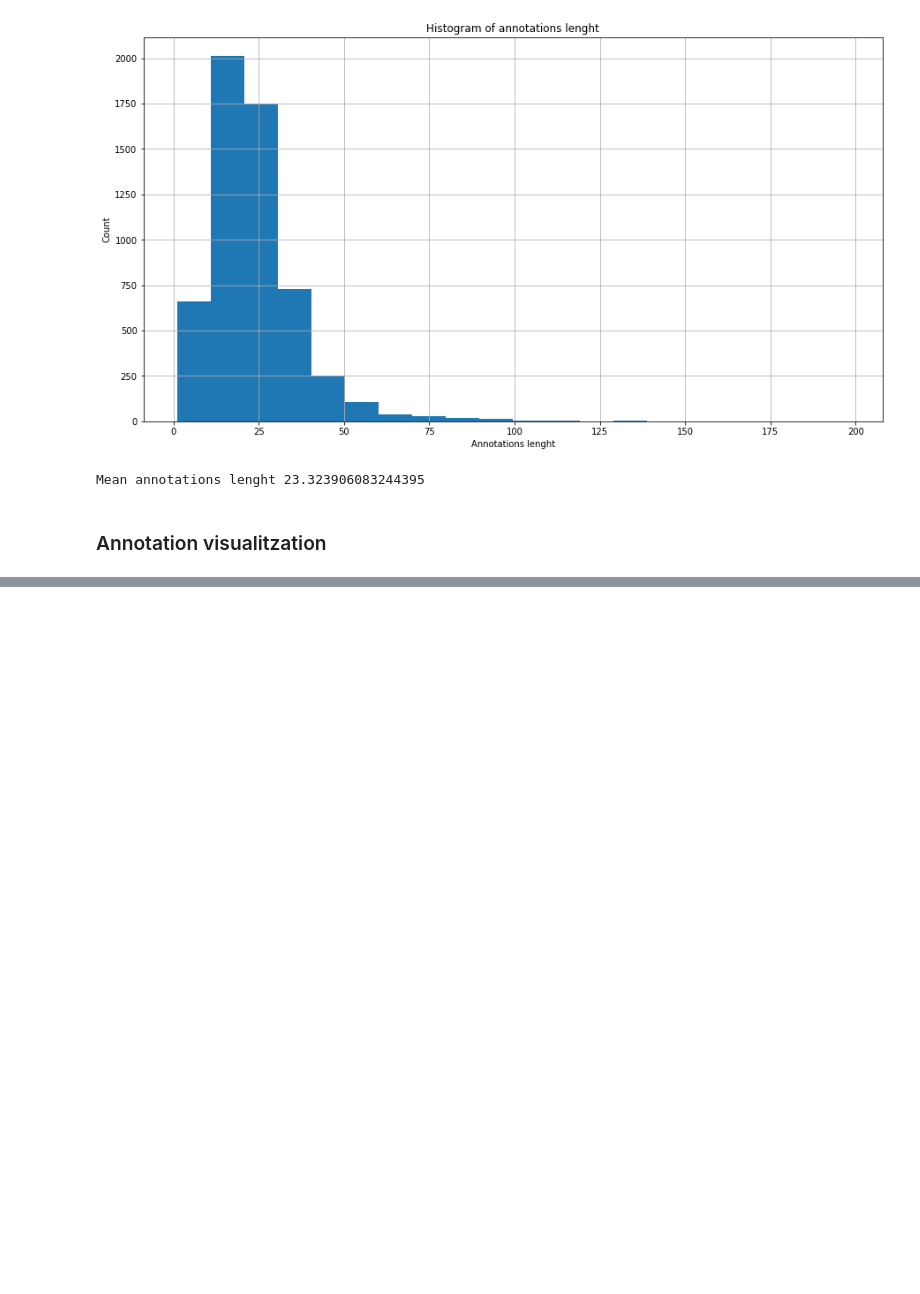
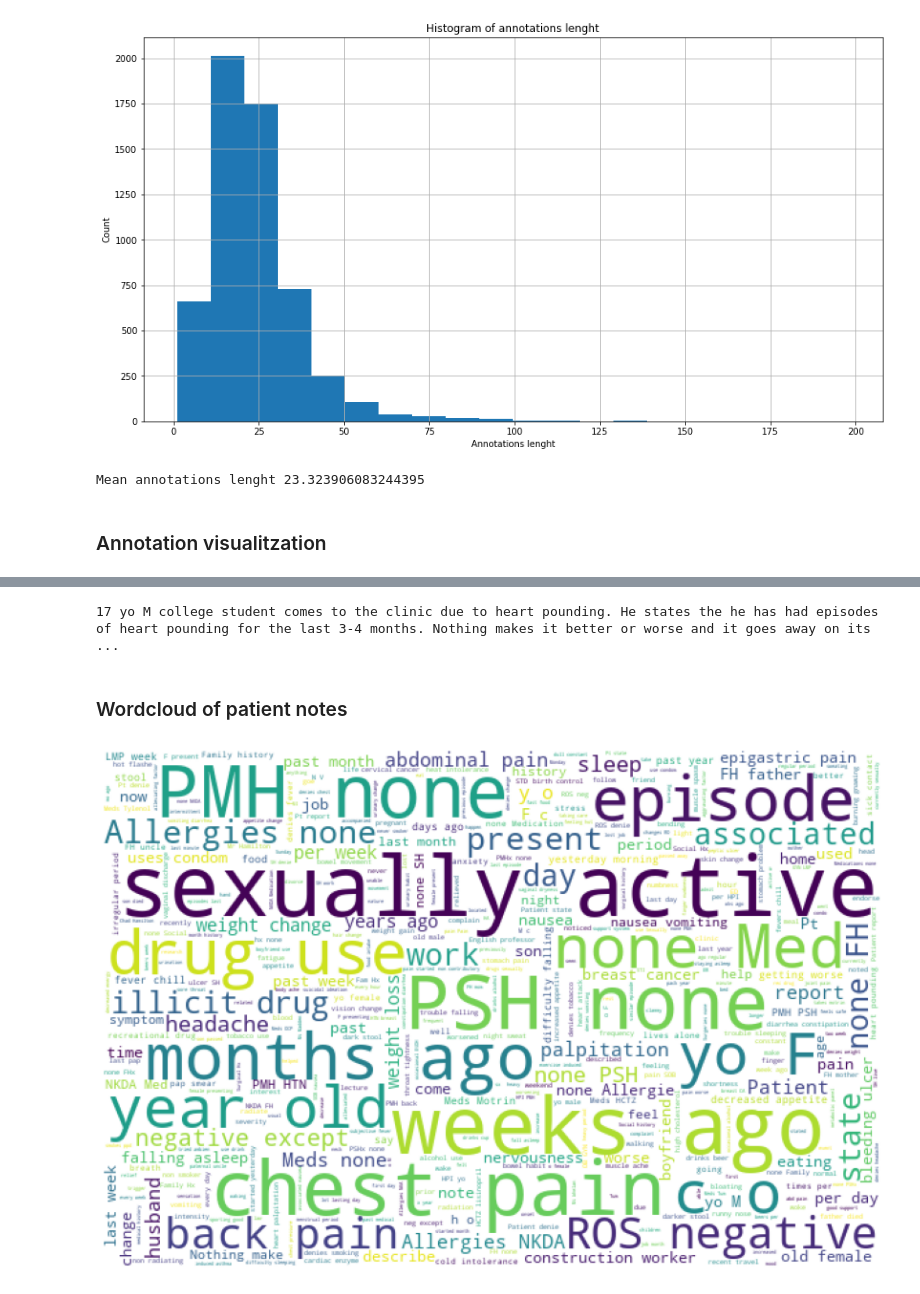
Before and after one commit to casals90/NBME-Score-Clinical-Patient-Notes, a Jupyter notebook: notebooks/00_eda.ipynb, the cells around one changed output, grey strips where cells are left out. Cells and saved outputs as stored; diff of their text form; code cells hidden in the pictures; blank space fills up the shorter version.

Commit message:
Adding wordcloud and text annotation plots

```diff
--- a/notebooks/00_eda.ipynb
+++ b/notebooks/00_eda.ipynb
@@ -364,0 +348,14 @@ patient_df
+# %%
+cond_patient_notes = patient_notes_df.pn_num == random_patient_id
+plot_data.plot_annotations_visualisation(
+    patient_df, patient_notes_df[cond_patient_notes], show_annotation=False)
+# %% [output]
+17 yo M college student comes to the clinic due to heart pounding. He states the he has had episodes of heart pounding for the last 3-4 months. Nothing makes it better or worse and it goes away on its ...
+# %% [markdown]
+### Wordcloud of patient notes
+# %%
+all_notes = " ".join(patient_notes_df.pn_history.values.tolist())
+# %%
+plot_data.plot_wordcloud(all_notes)
+# %% [output]
+[figure, added]
```
Also changed, not shown: parts of 8 cells of this notebook, 1 other file.
